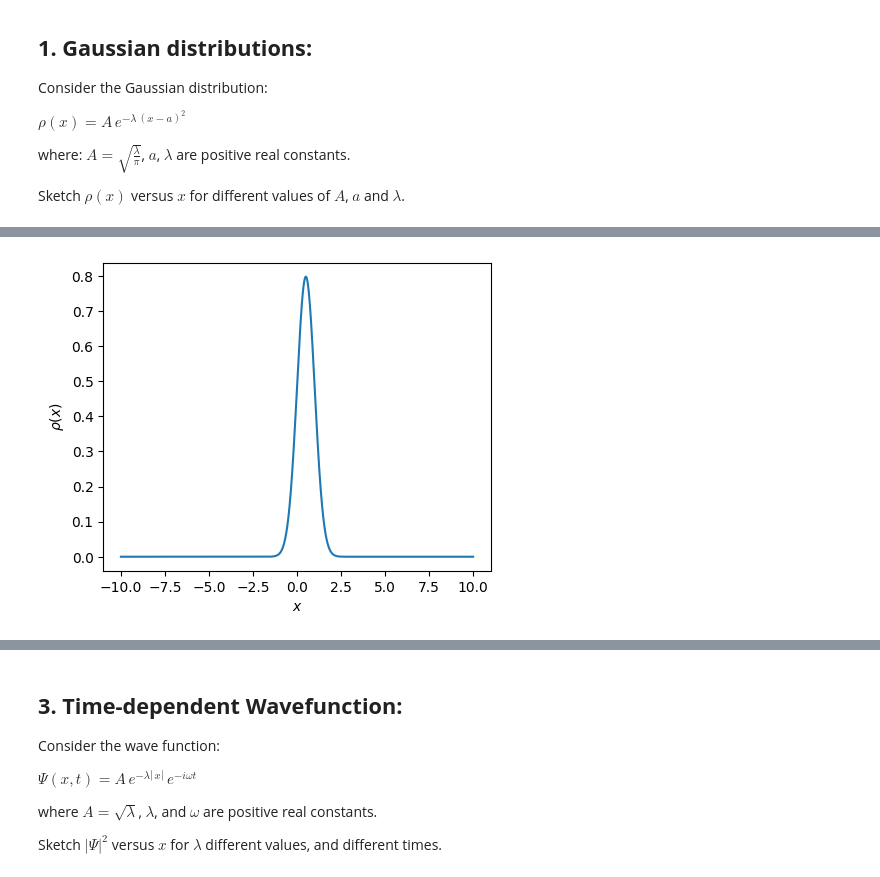
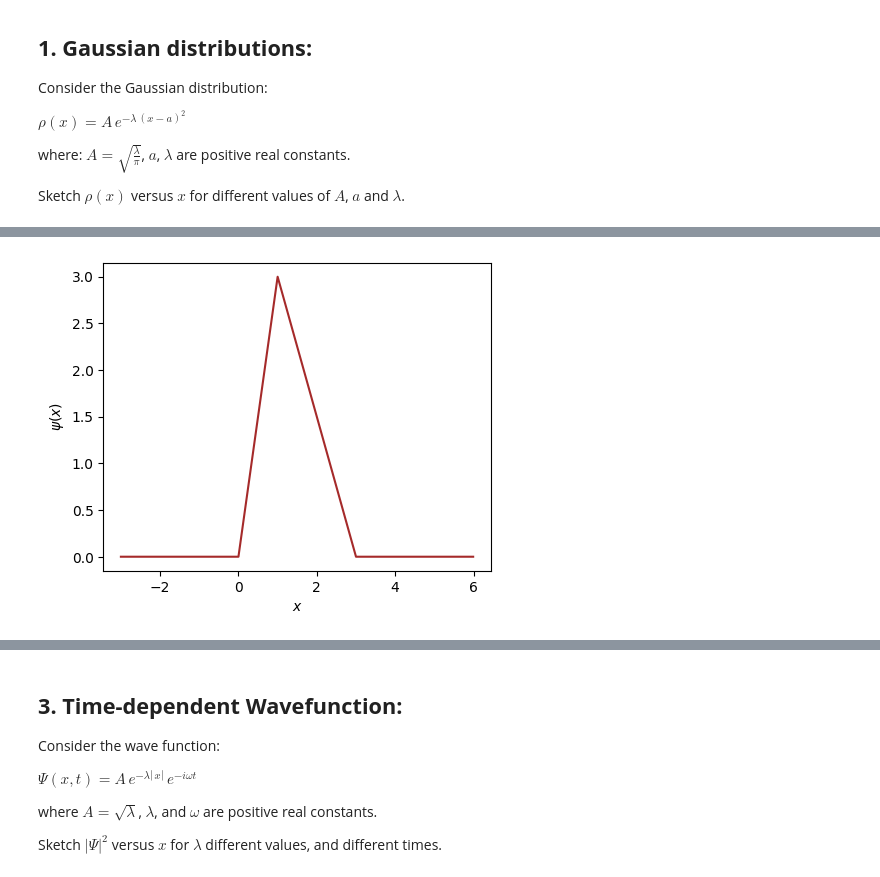
Before and after one commit to wbandabarragan/quantum-mechanics-1, a Jupyter notebook: python-resources/python_for_QM04.ipynb, the cells around one changed output, grey strips where cells are left out. Saved outputs shown, nothing was run; the diff lists cells and outputs as text; code cells hidden in the pictures.

Commit message:
Updated using Colaboratory

```diff
--- a/python-resources/python_for_QM04.ipynb
+++ b/python-resources/python_for_QM04.ipynb
@@ -43,13 +78,52 @@ y = rho_x(l_1, a_1, x)
+# %%
+# Define piece-wise function
+
+def wave_piecewise(x, a, b, A):
+  """
+  Function that returns piece-wise values for psi(x)
+  Inputs: x -> vector, a, b, A -> parameters
+  Output: y -> vector
+  """
+  # Use conditionals
+  if(0. <= x <= a):
+    return A*(x / a)
+  elif(a <= x <= b):
+    return A*(b - x)/(b - a)
+  else:
+    return 0
+# %%
+# Define a vector for x:
+x = np.arange(-3., 6., 0.01)
+
+# Input parameters
+a_1 = 1.
+b_1 = 3.
+A_1 = 3.
+
+# Evaluate the function
+#y = wave_piecewise(x, a_1, b_1, A_1) # This prints an error
+# %%
+# Evaluate the function
+# Empty list
+y = []
+
+# Evaluate using a loop
+for j in range(len(x)):
+  #print(j)
+  y.append(wave_piecewise(x[j], a_1, b_1, A_1))
+
+# Convert to an array
+y = np.array(y)
 # %%
 # Plotting
 
 plt.figure(figsize=(5,4))
 
-plt.plot(x, y)
+plt.plot(x, y, color = "brown")
 
 plt.xlabel(r"$x$")
-plt.ylabel(r"$\rho(x)$")
+plt.ylabel(r"$\psi(x)$")
 
 plt.show()
 # %% [output]
-[figure, old version]
+[figure, new version]
```
Also changed, not shown: parts of 4 cells of this notebook.
